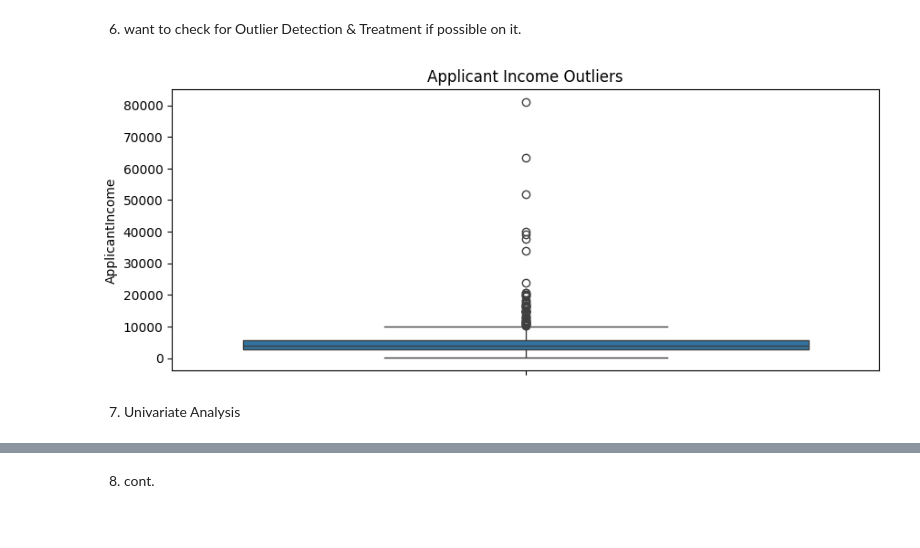
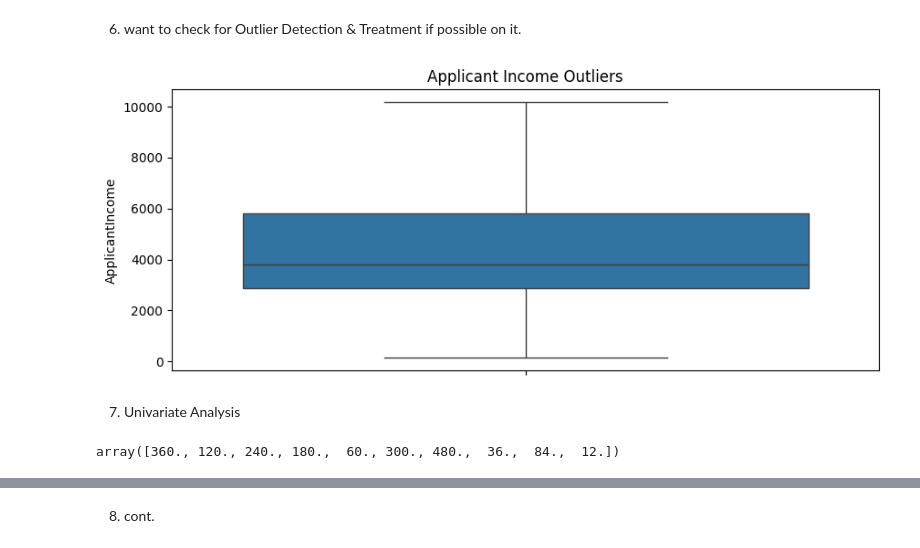
Before and after one commit to OmoObaDee/backend_database, a Jupyter notebook: homeloan.ipynb, the cells around one changed output, grey strips where cells are left out. Cells and saved outputs as stored; diff of their text form; code cells hidden in the pictures.

```diff
--- a/homeloan.ipynb
+++ b/homeloan.ipynb
@@ -42,0 +52,4 @@ df.head
+# %%
+# copy and Read in data
+df1 = df.copy()
+df1.head()
@@ -114,14 +225,14 @@ dtype: float64
 # %%
 # Fill categorical missing values with mode
 for col in ['Gender', 'Married', 'Dependents', 'Self_Employed', 'Credit_History']:
-    df[col].fillna(df[col].mode()[0], inplace=True)
+    df1[col].fillna(df1[col].mode()[0], inplace=True)
 
 # Fill numerical missing values with median
 for col in ['LoanAmount', 'Loan_Amount_Term']:
-    df[col].fillna(df[col].median(), inplace=True)
+    df1[col].fillna(df1[col].median(), inplace=True)
 
 # Verify again
-print("\nMissing values after cleaning:\n", df.isnull().sum())
+print("\nMissing values after cleaning:\n", df1.isnull().sum())
 # %% [output]
 Missing values after cleaning:
  Loan_ID              0
@@ -143,21 +254,21 @@ dtype: int64
 # %%
 # Boxplot to detect outliers
 plt.figure(figsize=(10,4))
-sns.boxplot(df['ApplicantIncome'])
+sns.boxplot(df1['ApplicantIncome'])
 plt.title("Applicant Income Outliers")
 plt.show()
 
 # Cap outliers using IQR method
 for col in ['ApplicantIncome', 'LoanAmount']:
     Q1 = df[col].quantile(0.25)
     Q3 = df[col].quantile(0.75)
     IQR = Q3 - Q1
     lower = Q1 - 1.5 * IQR
     upper = Q3 + 1.5 * IQR
-    df[col] = np.where(df[col] > upper, upper,
-                       np.where(df[col] < lower, lower, df[col]))
+    df1[col] = np.where(df1[col] > upper, upper,
+                       np.where(df1[col] < lower, lower, df1[col]))
 # %% [output]
-[figure, old version]
+[figure, new version]
 # %% [markdown]
  7. Univariate Analysis
 # %%
@@ -197,3 +308,7 @@ def univariate_numerical_eda(df, column):
         print(f"{column} is moderately skewed.")
     else:
         print(f"{column} is fairly symmetric.")
+# %%
+df1_cleaned['Loan_Amount_Term'].unique()
+# %% [output]
+array([360., 120., 240., 180.,  60., 300., 480.,  36.,  84.,  12.])
```
Also changed, not shown: parts of 50 cells of this notebook.
